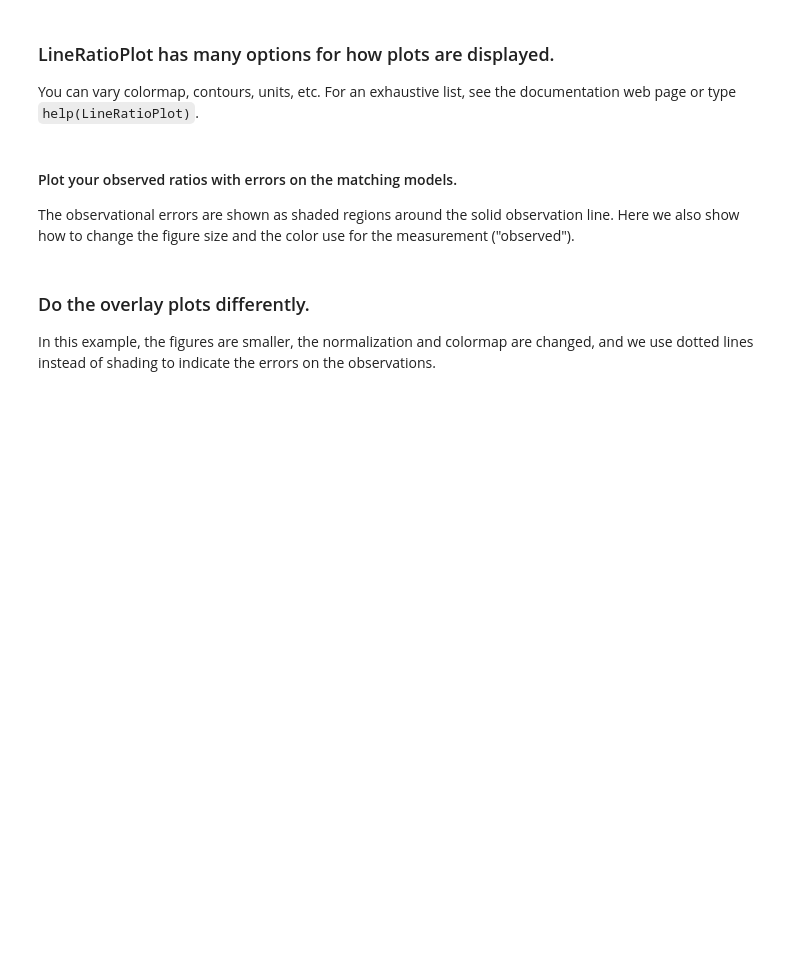
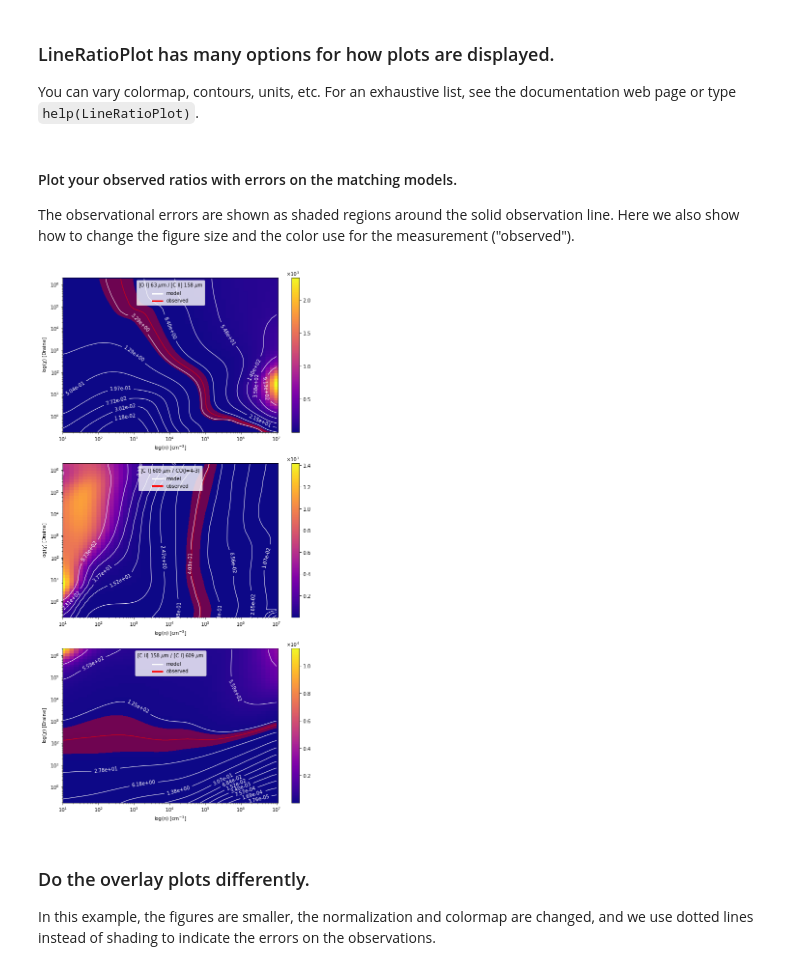
Before and after one commit to mpound/pdrtpy-nb, a Jupyter notebook: notebooks/PDRT_Example_Find_n_G0_Single_Pixel.ipynb, the cells around one changed output. Drawn from its saved outputs; the diff is of its cells as text; code cells hidden in the pictures; blank space fills up the shorter version.

```diff
--- a/notebooks/PDRT_Example_Find_n_G0_Single_Pixel.ipynb
+++ b/notebooks/PDRT_Example_Find_n_G0_Single_Pixel.ipynb
@@ -26,14 +26,14 @@ import numpy as np
 import corner
 from copy import deepcopy
 # %%
-myunit = "erg s-1 cm-2 sr-1" # my default unit for value and error
-m1 = Measurement(data=1.2E-5,uncertainty = StdDevUncertainty(4E-6),
+myunit = "erg s-1 cm-2 sr-1" # default unit for value and error
+m1 = Measurement(data=3.6E-4,uncertainty = StdDevUncertainty(1.2E-4),
                  identifier="OI_63",unit=myunit)
 m2 = Measurement(data=1E-6,uncertainty = StdDevUncertainty([3E-7]),
                  identifier="CI_609",unit=myunit)
 m3 = Measurement(data=26,uncertainty = StdDevUncertainty([5]),
                  identifier="CO_43",restfreq="461.04077 GHz", unit="K km/s")
-m4 = Measurement(data=4E-6,uncertainty = StdDevUncertainty([4E-7]),
+m4 = Measurement(data=8E-5,uncertainty = StdDevUncertainty([8E-6]),
                  identifier="CII_158",unit=myunit)
 a = [m1,m2,m3,m4]
 # %% [markdown]
@@ -73,9 +99,11 @@ You can vary colormap, contours, units, etc.  For an exhaustive list, see the do
 The observational errors are shown as shaded regions around the solid observation line. Here we also show how to change the figure size and the color use for the measurement ("observed").
 # %%
 plot.ratios_on_models(yaxis_unit="Draine",image=True,norm='simple',ncols=1,
-                      figsize=(10,20), meas_color=['red'],label=True)
+                      figsize=(10,20), meas_color=['red'],label=True,colorbar=True)
 # Save the figure to a PNG
 plot.savefig("modelfits.png")
+# %% [output]
+[figure, added]
 # %% [markdown]
 ### Do the overlay plots differently.
 In this example, the figures are smaller, the normalization and colormap are changed, and we use dotted lines instead of shading to indicate the errors on the observations.
```
Also changed, not shown: parts of 20 cells of this notebook, 9 other files.
